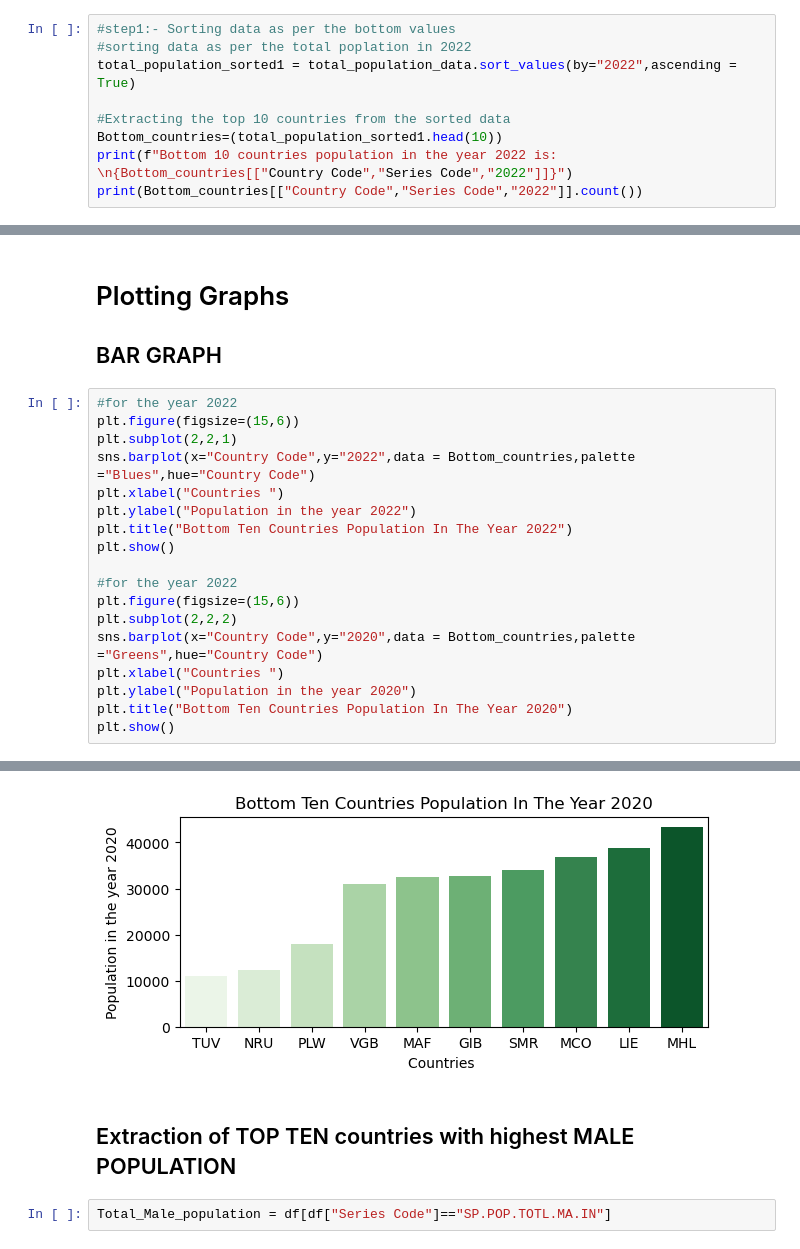
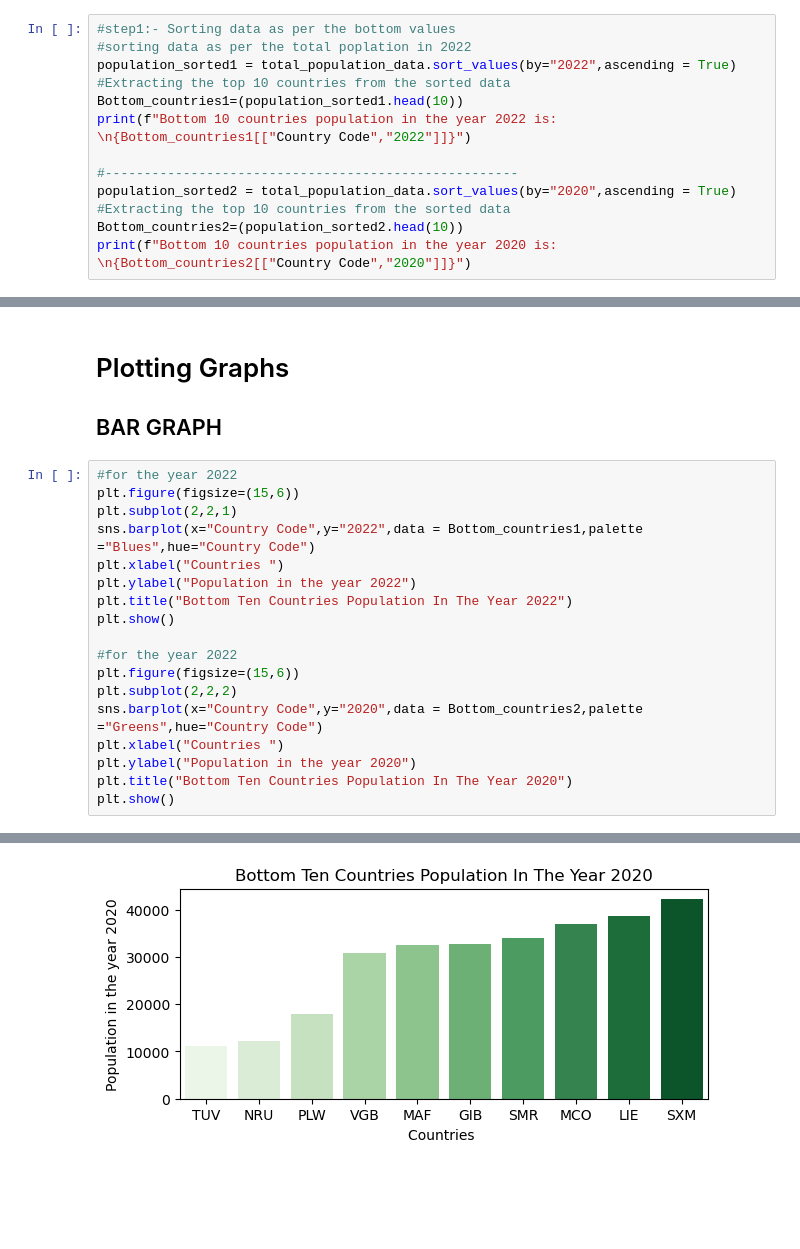
Before and after one commit to addysenpai1/ProdigyInsternshiptasks, a Jupyter notebook: Task1.ipynb, the cells around one changed output, grey strips where cells are left out. Cells and saved outputs as stored; diff of their text form; blank space fills up the shorter version.

```diff
--- a/Task1.ipynb
+++ b/Task1.ipynb
@@ -309,11 +319,15 @@ plt.show()
 # %%
 #step1:- Sorting data as per the bottom values
 #sorting data as per the total poplation in 2022
-total_population_sorted1 = total_population_data.sort_values(by="2022",ascending = True)
+population_sorted1 = total_population_data.sort_values(by="2022",ascending = True)
+#Extracting the top 10 countries from the sorted data
+Bottom_countries1=(population_sorted1.head(10))
+print(f"Bottom 10 countries population in the year 2022 is: \n{Bottom_countries1[["Country Code","2022"]]}")
 
+#-----------------------------------------------------
+population_sorted2 = total_population_data.sort_values(by="2020",ascending = True)
 #Extracting the top 10 countries from the sorted data
-Bottom_countries=(total_population_sorted1.head(10))
-print(f"Bottom 10 countries population in the year 2022 is: \n{Bottom_countries[["Country Code","Series Code","2022"]]}")
-print(Bottom_countries[["Country Code","Series Code","2022"]].count())
+Bottom_countries2=(population_sorted2.head(10))
+print(f"Bottom 10 countries population in the year 2020 is: \n{Bottom_countries2[["Country Code","2020"]]}")
 # %% [output]
 Bottom 10 countries population in the year 2022 is:
@@ -349,25 +364,21 @@ Name: count, dtype: int64
 # %%
 #for the year 2022
 plt.figure(figsize=(15,6))
 plt.subplot(2,2,1)
-sns.barplot(x="Country Code",y="2022",data = Bottom_countries,palette ="Blues",hue="Country Code")
+sns.barplot(x="Country Code",y="2022",data = Bottom_countries1,palette ="Blues",hue="Country Code")
 plt.xlabel("Countries ")
 plt.ylabel("Population in the year 2022")
 plt.title("Bottom Ten Countries Population In The Year 2022")
 plt.show()
 
 #for the year 2022
 plt.figure(figsize=(15,6))
 plt.subplot(2,2,2)
-sns.barplot(x="Country Code",y="2020",data = Bottom_countries,palette ="Greens",hue="Country Code")
+sns.barplot(x="Country Code",y="2020",data = Bottom_countries2,palette ="Greens",hue="Country Code")
 plt.xlabel("Countries ")
 plt.ylabel("Population in the year 2020")
 plt.title("Bottom Ten Countries Population In The Year 2020")
 plt.show()
 # %% [output]
 [figure]
-[figure, old version]
+[figure, new version]
-# %% [markdown]
-## Extraction of TOP TEN countries with highest MALE POPULATION
-# %%
-Total_Male_population = df[df["Series Code"]=="SP.POP.TOTL.MA.IN"]
```
Also changed, not shown: parts of 27 cells of this notebook, 1 other file.
